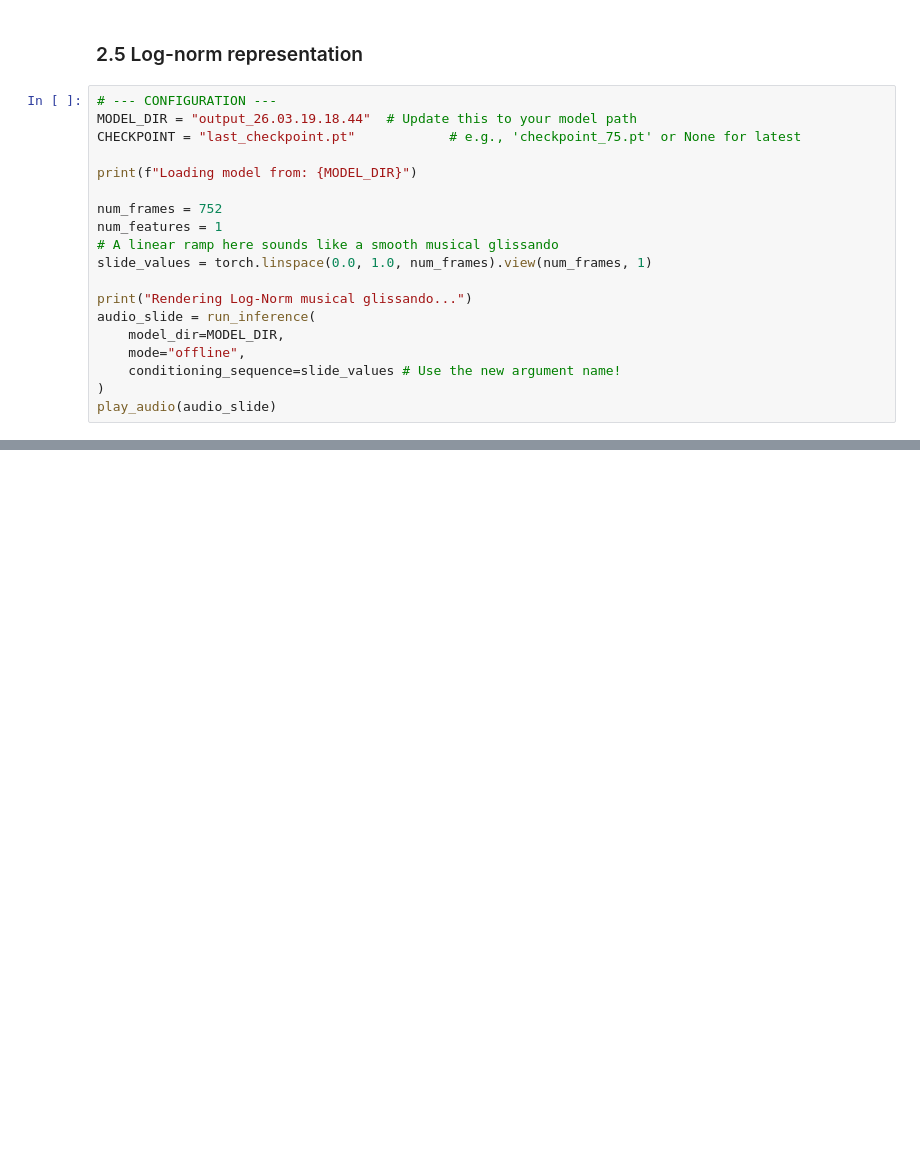
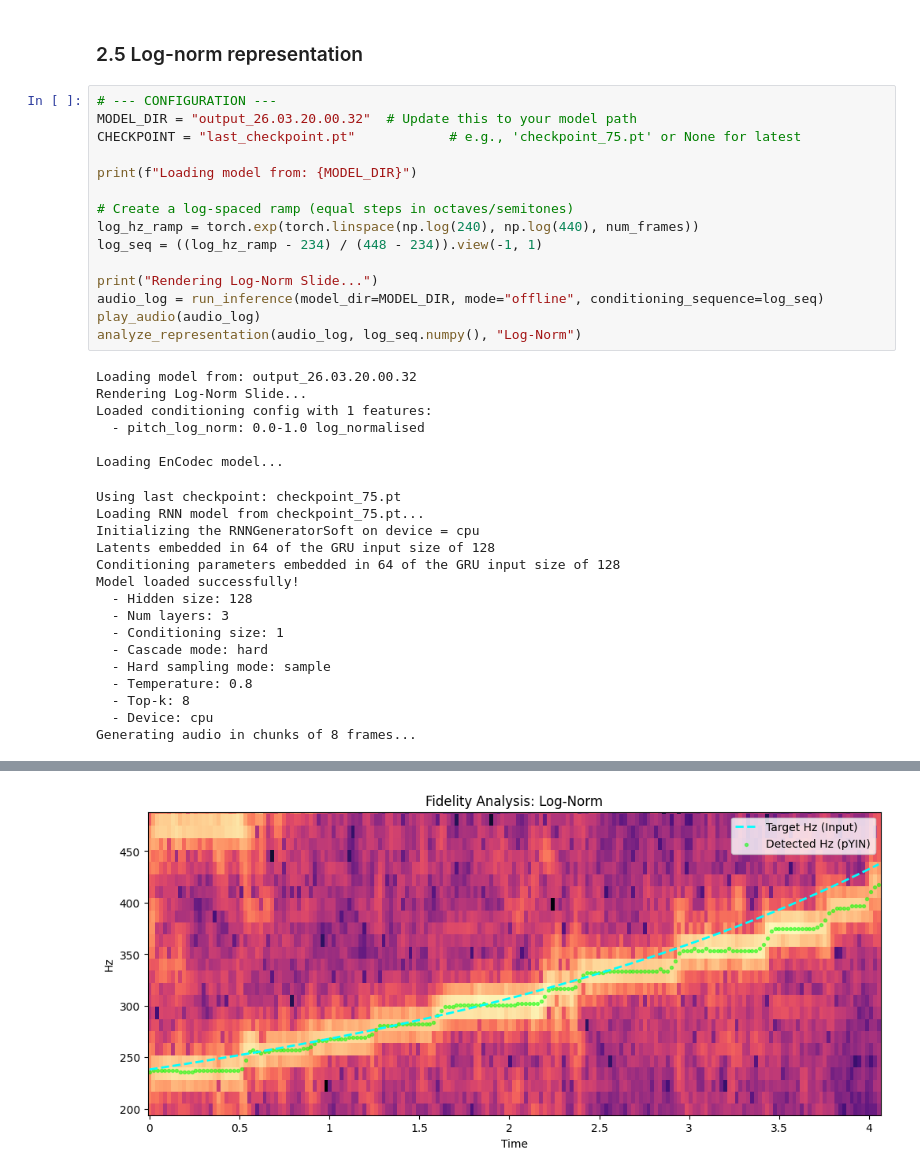
Before and after one commit to fredericVaquer/generative_audio_final_project, a Jupyter notebook: rnencodec_notebooks/4_sonic_examples.ipynb, the cells around one changed output, grey strips where cells are left out. Saved outputs shown, nothing was run; the diff lists cells and outputs as text; blank space fills up the shorter version.

```diff
--- a/rnencodec_notebooks/4_sonic_examples.ipynb
+++ b/rnencodec_notebooks/4_sonic_examples.ipynb
@@ -175,20 +326,38 @@ play_audio(audio_slide)
 ### 2.5 Log-norm representation
 # %%
 # --- CONFIGURATION ---
-MODEL_DIR = "output_26.03.19.18.44"  # Update this to your model path
+MODEL_DIR = "output_26.03.20.00.32"  # Update this to your model path
 CHECKPOINT = "last_checkpoint.pt"            # e.g., 'checkpoint_75.pt' or None for latest
 
 print(f"Loading model from: {MODEL_DIR}")
 
-num_frames = 752
-num_features = 1
-# A linear ramp here sounds like a smooth musical glissando
-slide_values = torch.linspace(0.0, 1.0, num_frames).view(num_frames, 1)
+# Create a log-spaced ramp (equal steps in octaves/semitones)
+log_hz_ramp = torch.exp(torch.linspace(np.log(240), np.log(440), num_frames))
+log_seq = ((log_hz_ramp - 234) / (448 - 234)).view(-1, 1)
 
-print("Rendering Log-Norm musical glissando...")
-audio_slide = run_inference(
-    model_dir=MODEL_DIR,
-    mode="offline",
-    conditioning_sequence=slide_values # Use the new argument name!
-)
-play_audio(audio_slide)
+print("Rendering Log-Norm Slide...")
+audio_log = run_inference(model_dir=MODEL_DIR, mode="offline", conditioning_sequence=log_seq)
+play_audio(audio_log)
+analyze_representation(audio_log, log_seq.numpy(), "Log-Norm")
+# %% [output]
+Loading model from: output_26.03.20.00.32
+Rendering Log-Norm Slide...
+Loaded conditioning config with 1 features:
+  - pitch_log_norm: 0.0-1.0 log_normalised
+
+Loading EnCodec model...
+Using last checkpoint: checkpoint_75.pt
+Loading RNN model from checkpoint_75.pt...
+Initializing the RNNGeneratorSoft on device = cpu
+Latents embedded in 64 of the GRU input size of 128
+Conditioning parameters embedded in 64 of the GRU input size of 128
+Model loaded successfully!
+  - Hidden size: 128
+  - Num layers: 3
+  - Conditioning size: 1
+  - Cascade mode: hard
+  - Hard sampling mode: sample
+  - Temperature: 0.8
+  - Top-k: 8
+  - Device: cpu
+Generating audio in chunks of 8 frames...
@@ -194,0 +365 @@ play_audio(audio_slide)
+[figure, added]
```
Also changed, not shown: parts of 8 cells of this notebook, 1 other file.
